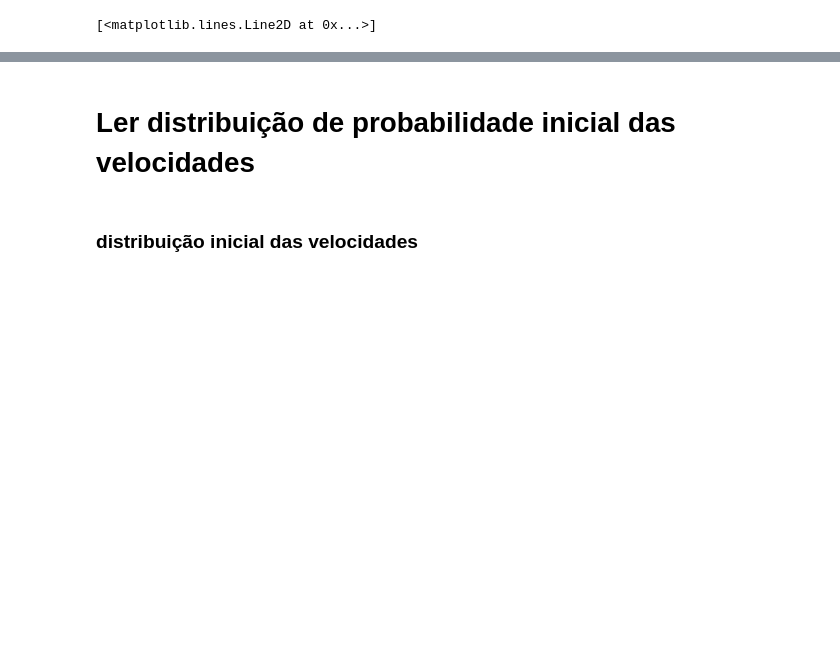
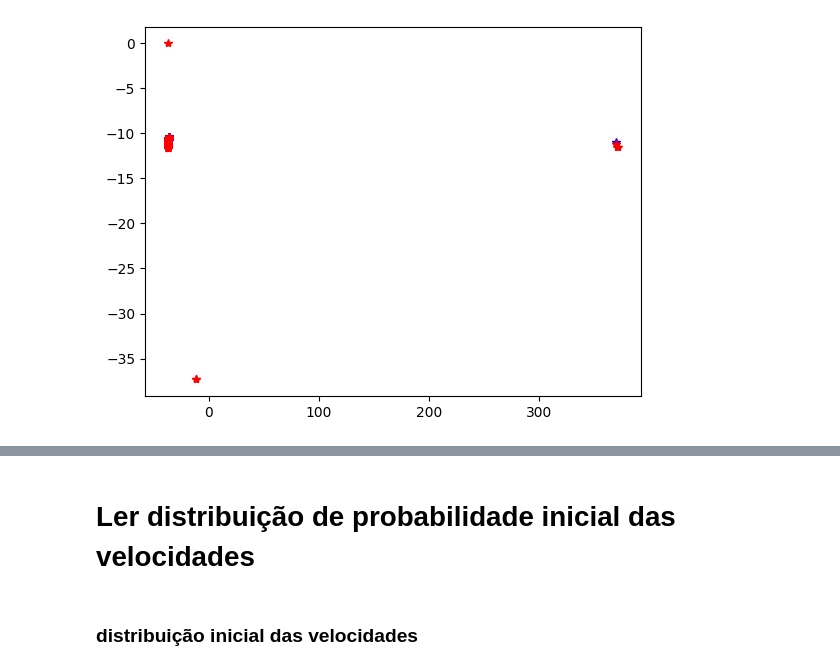
Before and after one commit to victor-souza1997/boat-path-classification, a Jupyter notebook: jupyter/final_file.ipynb, the cells around one changed output, grey strips where cells are left out. Drawn from its saved outputs; the diff is of its cells as text; code cells hidden in the pictures; blank space fills up the shorter version.

```diff
--- a/jupyter/final_file.ipynb
+++ b/jupyter/final_file.ipynb
@@ -119,5 +112,8 @@ NameError: name 'N' is not defined
 # %%
-%matplotlib notebook
+#%matplotlib notebook
+plt.figure()
 plt.plot(M[np.where(rot == 1),10].T, M[np.where(rot == 1),9].T, 'b*')
 plt.plot(M[np.where(rot == 2),10].T, M[np.where(rot == 2),9].T, 'r*')
+plt.show()
+#ax = sns.distplot(M[np.where(rot == 1),10].T, M[np.where(rot == 1),9].T, 'b*')
 # %% [output]
@@ -126,4 +120,4 @@ plt.plot(M[np.where(rot == 2),10].T, M[np.where(rot == 2),9].T, 'r*')
-[<matplotlib.lines.Line2D at 0x...>]
+[figure, added]
 # %%
 pos_f = np.argwhere(rot == 1)
 pos_c = np.argwhere(rot == 2)
```
Also changed, not shown: parts of 19 cells of this notebook, 3 other files.
